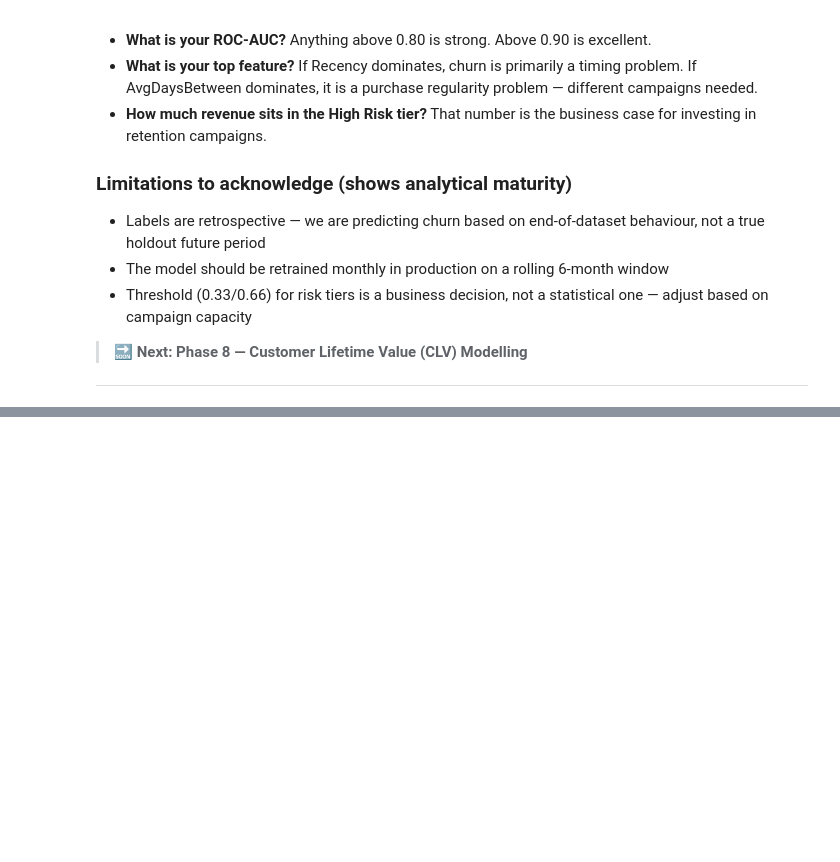
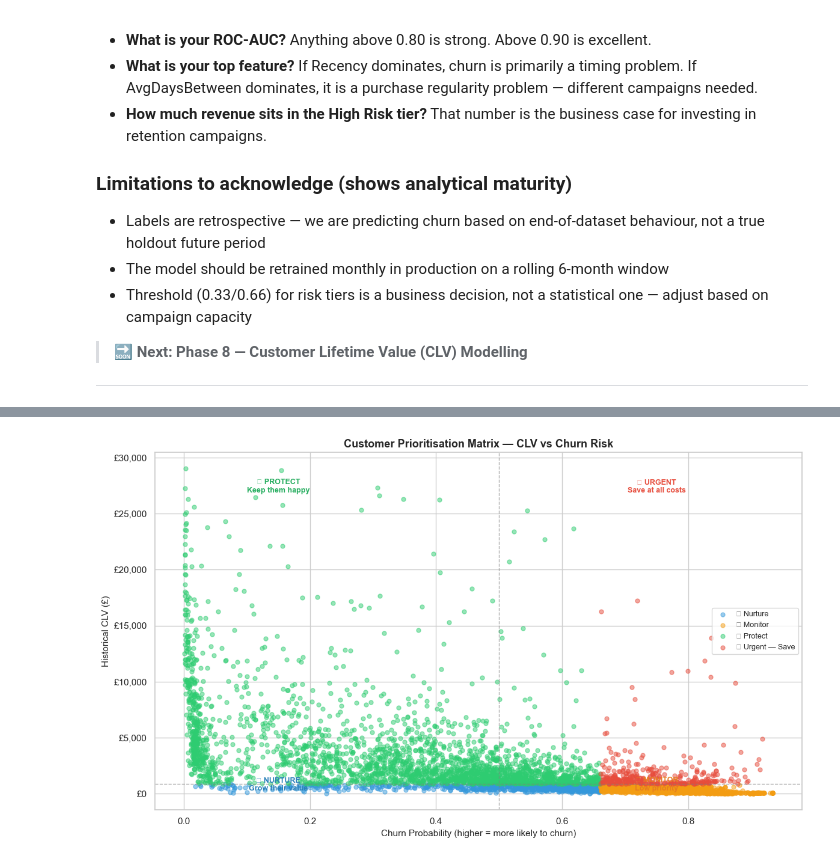
Before and after one commit to asimjamal/Customer-Intelligence-Report, a Jupyter notebook: customer_analytics_eda.ipynb, the cells around one changed output, grey strips where cells are left out. Drawn from its saved outputs; the diff is of its cells as text; code cells hidden in the pictures; blank space fills up the shorter version.

```diff
--- a/customer_analytics_eda.ipynb
+++ b/customer_analytics_eda.ipynb
@@ -2024,0 +2260,54 @@ plt.show()
+# %%
+# ── 8.5  Plot: CLV × Churn Probability Scatter ───────────────────────────────
+#
+# Each dot = one customer
+# X axis = churn probability (right = more likely to churn)
+# Y axis = historical CLV (up = more valuable)
+# The top-right quadrant is the danger zone: high value, high risk
+
+priority_colors = {
+    "🚨 Urgent — Save" : "#e74c3c",
+    "🔒 Protect"       : "#2ecc71",
+    "👀 Monitor"       : "#f39c12",
+    "🌱 Nurture"       : "#3498db"
+}
+
+# Cap CLV at 99th pct for plot readability
+clv_cap = clv_df["HistoricalCLV"].quantile(0.99)
+plot_df = clv_df[clv_df["HistoricalCLV"] <= clv_cap].copy()
+
+fig, ax = plt.subplots(figsize=(12, 7))
+
+for priority, group in plot_df.groupby("Priority"):
+    ax.scatter(
+        group["ChurnProbability"],
+        group["HistoricalCLV"],
+        label=priority,
+        color=priority_colors.get(priority, "grey"),
+        alpha=0.5, s=25
+    )
+
+# Quadrant lines
+ax.axvline(x=0.5, color="grey", linestyle="--", linewidth=1, alpha=0.6)
+ax.axhline(y=clv_median, color="grey", linestyle="--", linewidth=1, alpha=0.6)
+
+# Quadrant labels
+ax.text(0.75, clv_cap * 0.92, "🚨 URGENT\nSave at all costs",
+        ha="center", fontsize=9, color="#e74c3c", fontweight="bold")
+ax.text(0.15, clv_cap * 0.92, "🔒 PROTECT\nKeep them happy",
+        ha="center", fontsize=9, color="#27ae60", fontweight="bold")
+ax.text(0.75, clv_median * 0.3, "👀 MONITOR\nLow priority",
+        ha="center", fontsize=9, color="#e67e22", fontweight="bold")
+ax.text(0.15, clv_median * 0.3, "🌱 NURTURE\nGrow their value",
+        ha="center", fontsize=9, color="#2980b9", fontweight="bold")
+
+ax.set_xlabel("Churn Probability (higher = more likely to churn)", fontsize=11)
+ax.set_ylabel("Historical CLV (£)", fontsize=11)
+ax.yaxis.set_major_formatter(mticker.FuncFormatter(lambda x, _: f"£{x:,.0f}"))
+ax.set_title("Customer Prioritisation Matrix — CLV vs Churn Risk",
+             fontsize=13, fontweight="bold")
+ax.legend(loc="center right", fontsize=9)
+plt.tight_layout()
+plt.show()
+# %% [output]
+[figure, added]
```
Also changed, not shown: parts of 8 cells of this notebook.
